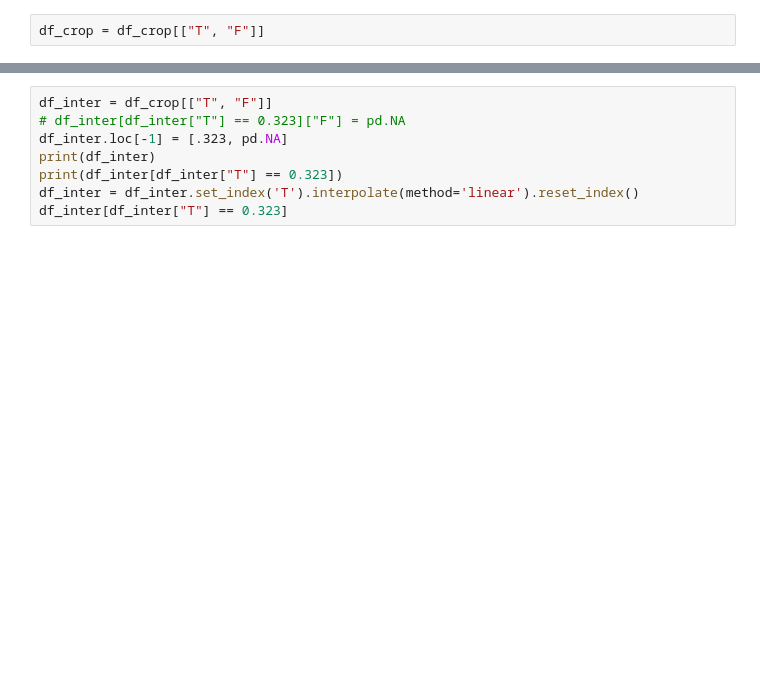
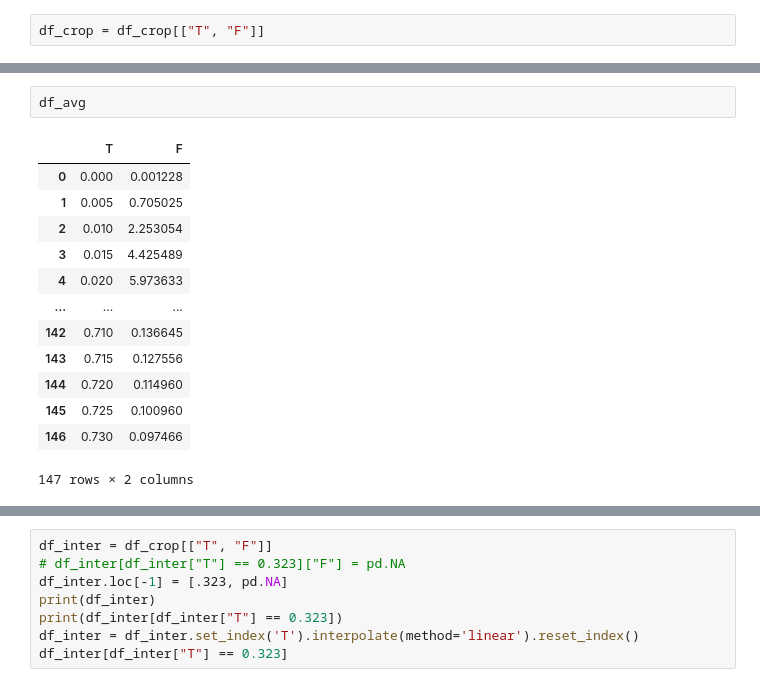
Before and after one commit to FormulaForest/Formula-Forest, a Jupyter notebook: Propulsion theory/exp_results.ipynb, the cells around one changed output, grey strips where cells are left out. Drawn from its saved outputs; the diff is of its cells as text; blank space fills up the shorter version.

```diff
--- a/Propulsion theory/exp_results.ipynb
+++ b/Propulsion theory/exp_results.ipynb
@@ -103,0 +149,16 @@ df_crop.to_csv('F_prop.csv', index=False)
+# %%
+df_avg
+# %% [output]
+|  | T | F |
+| 0 | 0.000 | 0.001228 |
+| 1 | 0.005 | 0.705025 |
+| 2 | 0.010 | 2.253054 |
+| 3 | 0.015 | 4.425489 |
+| 4 | 0.020 | 5.973633 |
+| ... | ... | ... |
+| 142 | 0.710 | 0.136645 |
+| 143 | 0.715 | 0.127556 |
+| 144 | 0.720 | 0.114960 |
+| 145 | 0.725 | 0.100960 |
+| 146 | 0.730 | 0.097466 |
+147 rows × 2 columns
```
Also changed, not shown: parts of 15 cells of this notebook, 5 other files.
